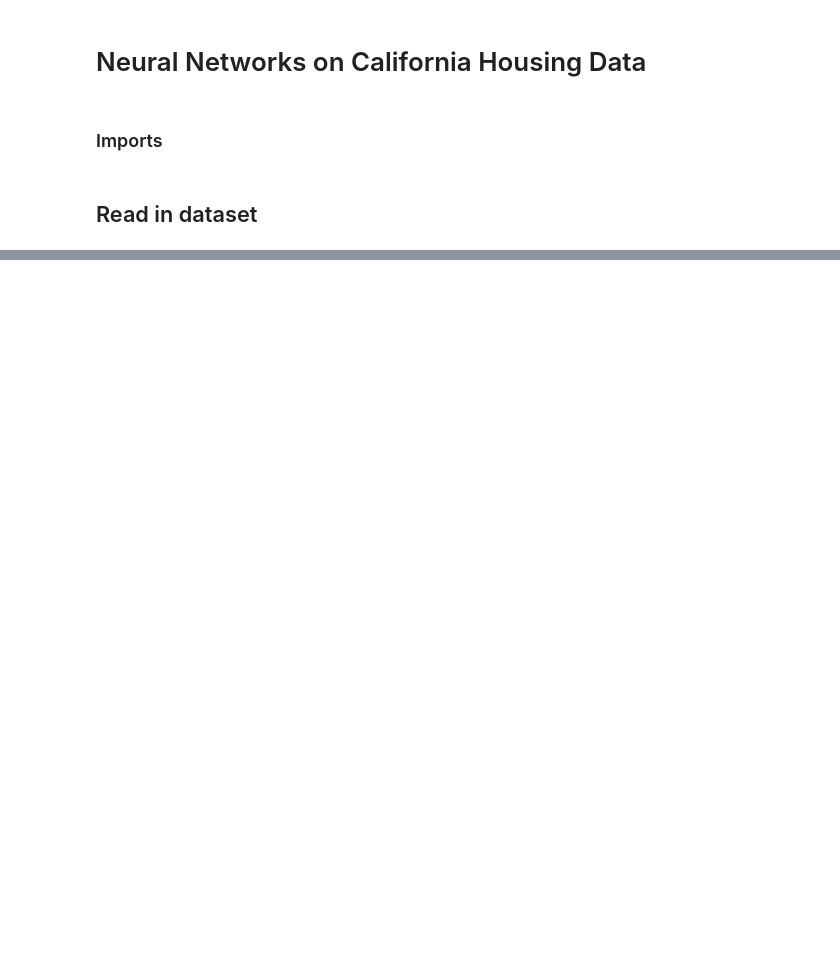
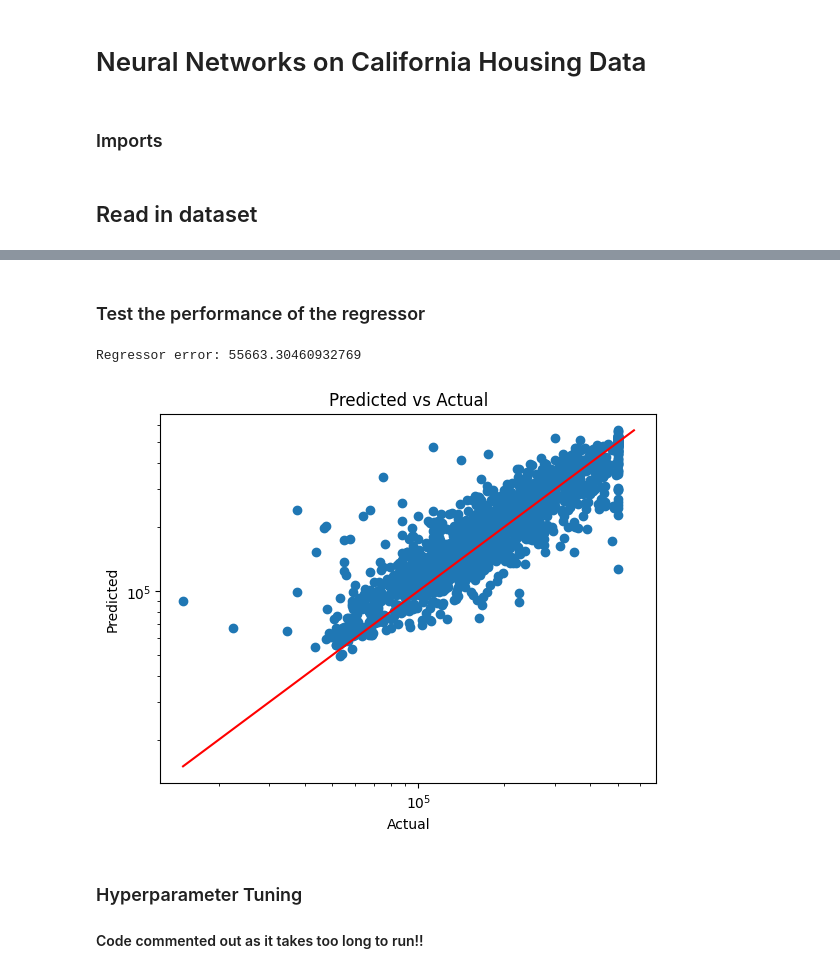
Before and after one commit to Uokoroafor/NN_Linear, a Jupyter notebook: Housing_Summary.ipynb, the cells around one changed output, grey strips where cells are left out. Saved outputs shown, nothing was run; the diff lists cells and outputs as text; code cells hidden in the pictures; blank space fills up the shorter version.

```diff
--- a/Housing_Summary.ipynb
+++ b/Housing_Summary.ipynb
@@ -65,0 +80,7 @@ housing_nas = housing_data.isna()
+# %%
+output_label = "median_house_value"
+# Splitting input and output
+input_variables = housing_data.loc[:, housing_data.columns != output_label]
+output_variables = housing_data.loc[:, [output_label]]
+
+x_train, x_test, y_train, y_test = train_test_split(input_variables, output_variables, test_size=0.10, random_state=101)
@@ -65,0 +89,8 @@ housing_nas = housing_data.isna()
+# %%
+# Training with params
+params = {'nb_epoch':  750, 'learning_rate': 1e-2, 'batch_size': 128,
+              'activation': 'relu', 'layers': 2, 'neurons': 32,
+              'output_activation': 'relu'}
+
+base_regressor = Regressor(x=x_train, **params)
+base_regressor.fit(x_train, y_train)
@@ -65,0 +109,26 @@ housing_nas = housing_data.isna()
+# %% [markdown]
+### Test the performance of the regressor
+# %%
+base_error = base_regressor.score(x_test, y_test)
+print("\nRegressor error: {}\n".format(base_error))
+
+base_predictions=base_regressor.predict(x_test)
+plt.scatter(y_test,base_predictions)
+plt.xscale('log'),plt.yscale('log')
+y_array=y_test.to_numpy()
+low_lim=min(np.min(y_array), np.min(base_predictions))
+up_lim=max(np.max(y_array), np.max(base_predictions))
+lims = [low_lim,up_lim]
+plt.plot(lims,lims, color='red')
+
+plt.xlabel('Actual')
+plt.ylabel('Predicted')
+plt.title('Predicted vs Actual')
+plt.show()
+# %% [output]
+Regressor error: 55663.30460932769
+[figure, added]
+# %% [markdown]
+### Hyperparameter Tuning
+
+#### Code commented out as it takes too long to run!!
```
Also changed, not shown: parts of 12 cells of this notebook, 1 other file.
